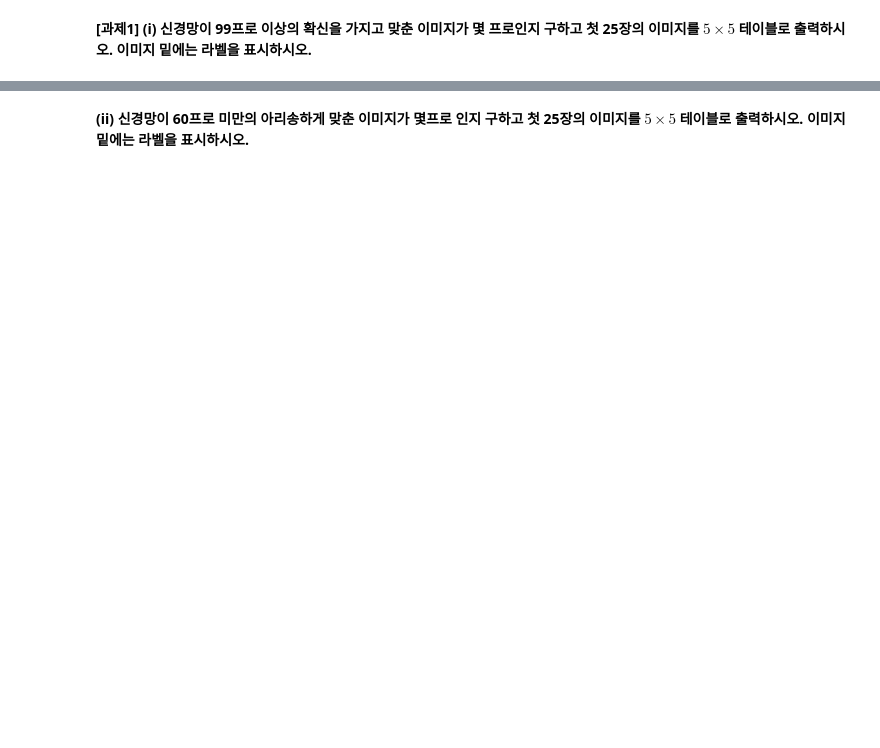
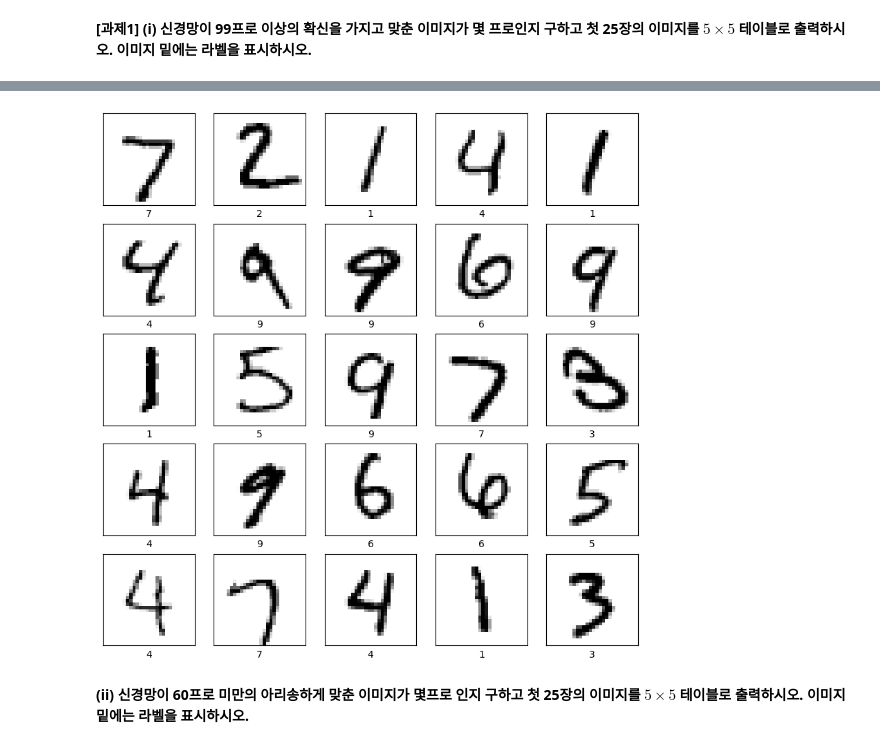
Before and after one commit to minwookkim115/ai, a Jupyter notebook: 08_07_CNN/1-1강 Sequential API - MNIST.ipynb, the cells around one changed output, grey strips where cells are left out. Cells and saved outputs as stored; diff of their text form; code cells hidden in the pictures; blank space fills up the shorter version.

```diff
--- a/08_07_CNN/1-1강 Sequential API - MNIST.ipynb
+++ b/08_07_CNN/1-1강 Sequential API - MNIST.ipynb
@@ -490,0 +710,19 @@ print(classification_report(test_labels, np.argmax(predictions, axis=1)))
+# %%
+(train_images, train_labels), (test_images, test_labels) = mnist.load_data()
+
+train_images = train_images.reshape((60000, 28 * 28))
+train_images = train_images / 255
+test_images = test_images.reshape((10000, 28 * 28))
+test_images = test_images / 255
+
+kmu = Sequential([
+    layers.Dense(100, input_shape=(784,), activation='relu'),
+    layers.Dense(50, activation='relu'),
+    layers.Dense(10, activation='softmax'),
+])
+
+kmu.compile(optimizer='adam',
+            loss='sparse_categorical_crossentropy',
+            metrics=['accuracy'])
+
+kmu_history = kmu.fit(train_images, train_labels, epochs=5, batch_size=128)
@@ -491,2 +740,22 @@ print(classification_report(test_labels, np.argmax(predictions, axis=1)))
 # %% [markdown]
 **[과제1] (i) 신경망이 99프로 이상의 확신을 가지고 맞춘 이미지가 몇 프로인지 구하고 첫 25장의 이미지를 $5 \times 5$ 테이블로 출력하시오. 이미지 밑에는 라벨을 표시하시오.**
+# %%
+predictions = kmu.predict(test_images)
+temp = 0
+test_check = []
+for i in range(len(predictions)):
+    if test_labels[i] == np.argmax(predictions[i]) and np.argmax(predictions[i]) >= 0.99:
+        temp += 1
+        test_check.append([test_images[i], test_labels[i]])
+
+print(f"{temp / len(predictions) * 100}%")
+
+plt.figure(figsize=(10,10))
+for i in range(25):
+    plt.subplot(5,5,i+1)
+    plt.xticks([])
+    plt.yticks([])
+    plt.imshow(test_check[i][0].reshape(28, 28), cmap=plt.cm.binary)
+    plt.xlabel(f'{test_check[i][1]}')
+plt.show()
+# %% [output]
@@ -493,2 +764,3 @@ print(classification_report(test_labels, np.argmax(predictions, axis=1)))
+[figure, added]
 # %% [markdown]
 **(ii) 신경망이 60프로 미만의 아리송하게 맞춘 이미지가 몇프로 인지 구하고 첫 25장의 이미지를 $5 \times 5$ 테이블로 출력하시오. 이미지 밑에는 라벨을 표시하시오.**
```
Also changed, not shown: parts of 25 cells of this notebook.
